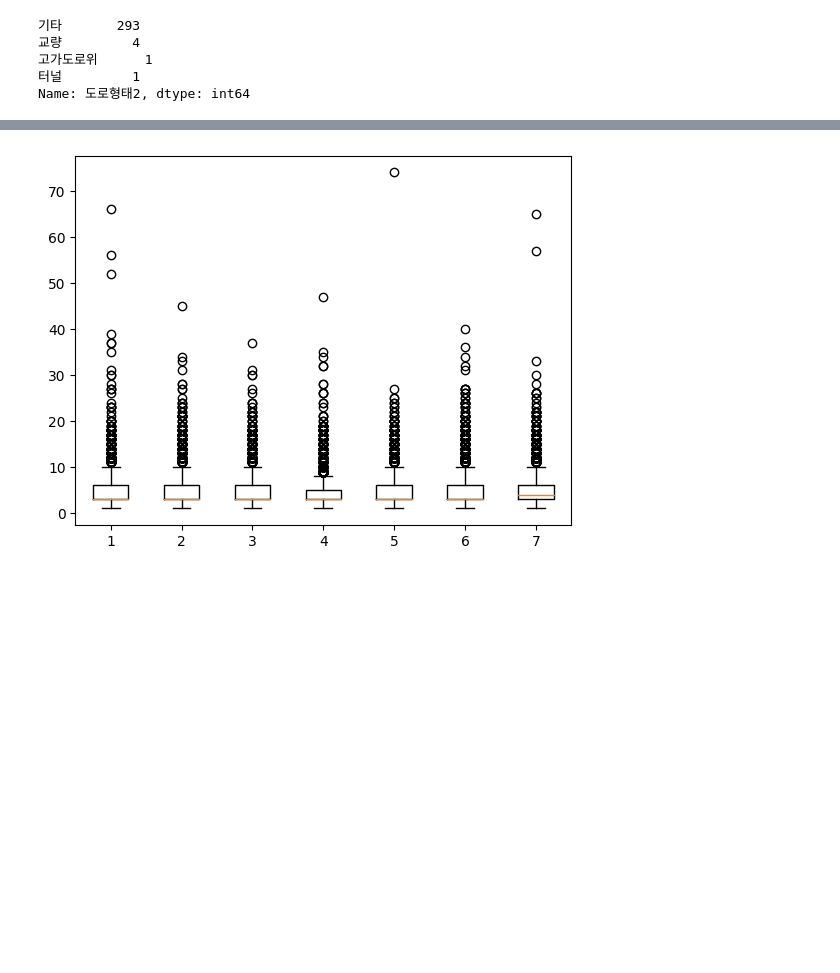
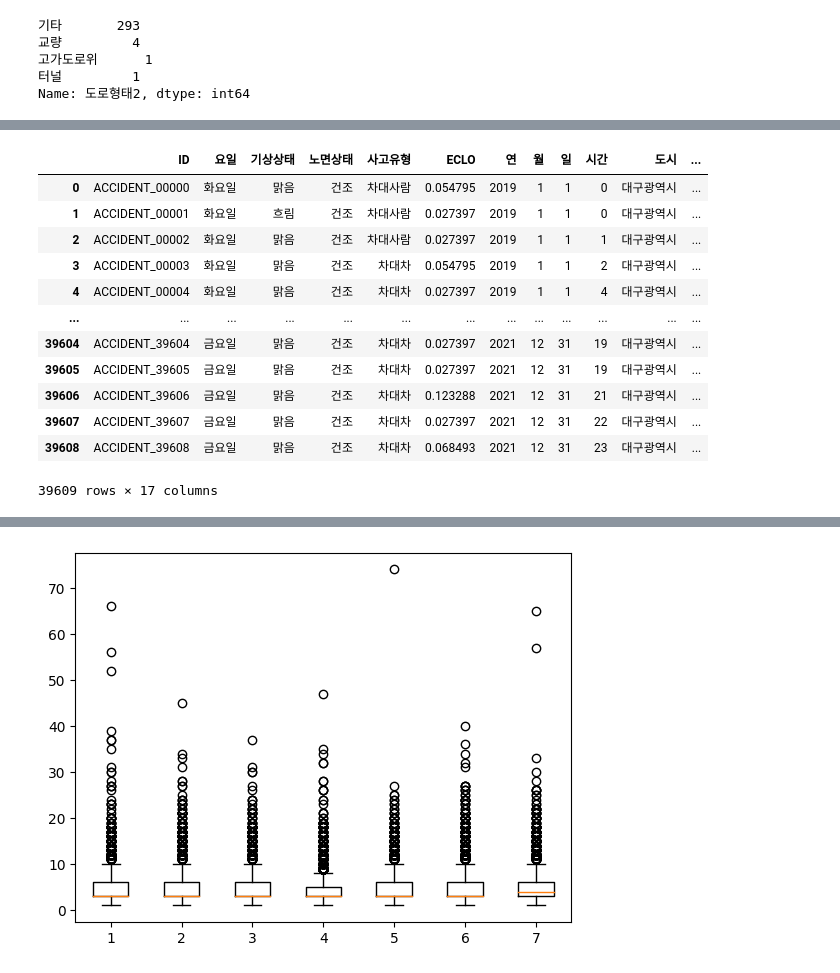
Before and after one commit to JinsolKN/daegu_traffic, a Jupyter notebook: xgboost.ipynb, the cells around one changed output, grey strips where cells are left out. Cells and saved outputs as stored; diff of their text form; code cells hidden in the pictures; blank space fills up the shorter version.

```diff
--- a/xgboost.ipynb
+++ b/xgboost.ipynb
@@ -436,0 +393,22 @@ eda_train = pd.read_csv('/content/drive/MyDrive/colab/daegu_traffic/train.csv')
+# %%
+from sklearn.preprocessing import MinMaxScaler
+
+feature_std = ['ECLO','어린이CCTV설치대수','CCTV개수']
+
+scaler = MinMaxScaler()
+train_df[feature_std] = scaler.fit_transform(train_df[feature_std])
+train_df
+# %% [output]
+|  | ID | 요일 | 기상상태 | 노면상태 | 사고유형 | ECLO | 연 | 월 | 일 | 시간 | 도시 | ... |
+| 0 | ACCIDENT_00000 | 화요일 | 맑음 | 건조 | 차대사람 | 0.054795 | 2019 | 1 | 1 | 0 | 대구광역시 | ... |
+| 1 | ACCIDENT_00001 | 화요일 | 흐림 | 건조 | 차대사람 | 0.027397 | 2019 | 1 | 1 | 0 | 대구광역시 | ... |
+| 2 | ACCIDENT_00002 | 화요일 | 맑음 | 건조 | 차대사람 | 0.027397 | 2019 | 1 | 1 | 1 | 대구광역시 | ... |
+| 3 | ACCIDENT_00003 | 화요일 | 맑음 | 건조 | 차대차 | 0.054795 | 2019 | 1 | 1 | 2 | 대구광역시 | ... |
+| 4 | ACCIDENT_00004 | 화요일 | 맑음 | 건조 | 차대차 | 0.027397 | 2019 | 1 | 1 | 4 | 대구광역시 | ... |
+| ... | ... | ... | ... | ... | ... | ... | ... | ... | ... | ... | ... | ... |
+| 39604 | ACCIDENT_39604 | 금요일 | 맑음 | 건조 | 차대차 | 0.027397 | 2021 | 12 | 31 | 19 | 대구광역시 | ... |
+| 39605 | ACCIDENT_39605 | 금요일 | 맑음 | 건조 | 차대차 | 0.027397 | 2021 | 12 | 31 | 19 | 대구광역시 | ... |
+| 39606 | ACCIDENT_39606 | 금요일 | 맑음 | 건조 | 차대차 | 0.123288 | 2021 | 12 | 31 | 21 | 대구광역시 | ... |
+| 39607 | ACCIDENT_39607 | 금요일 | 맑음 | 건조 | 차대차 | 0.027397 | 2021 | 12 | 31 | 22 | 대구광역시 | ... |
+| 39608 | ACCIDENT_39608 | 금요일 | 맑음 | 건조 | 차대차 | 0.068493 | 2021 | 12 | 31 | 23 | 대구광역시 | ... |
+39609 rows × 17 columns
```
Also changed, not shown: parts of 16 cells of this notebook.
